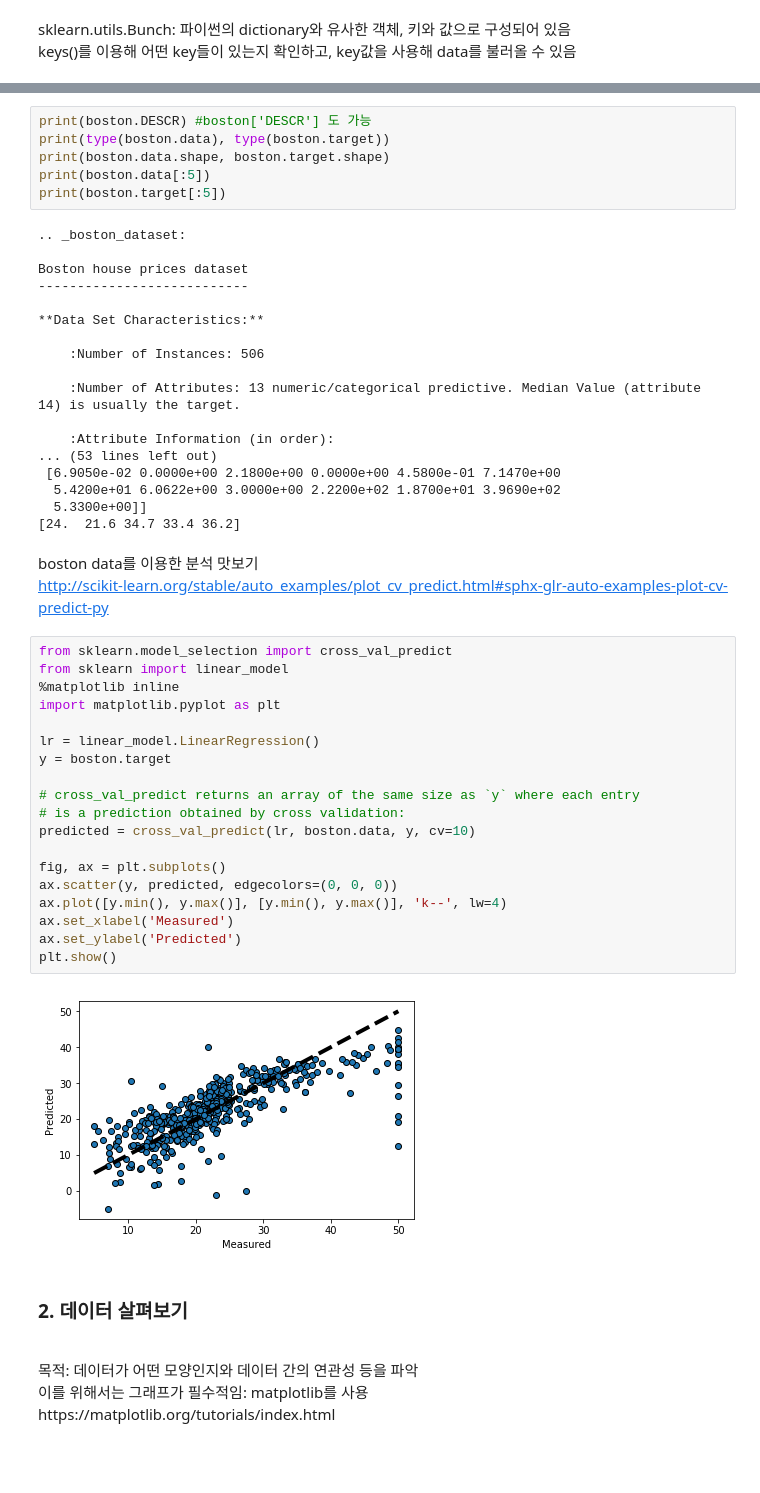
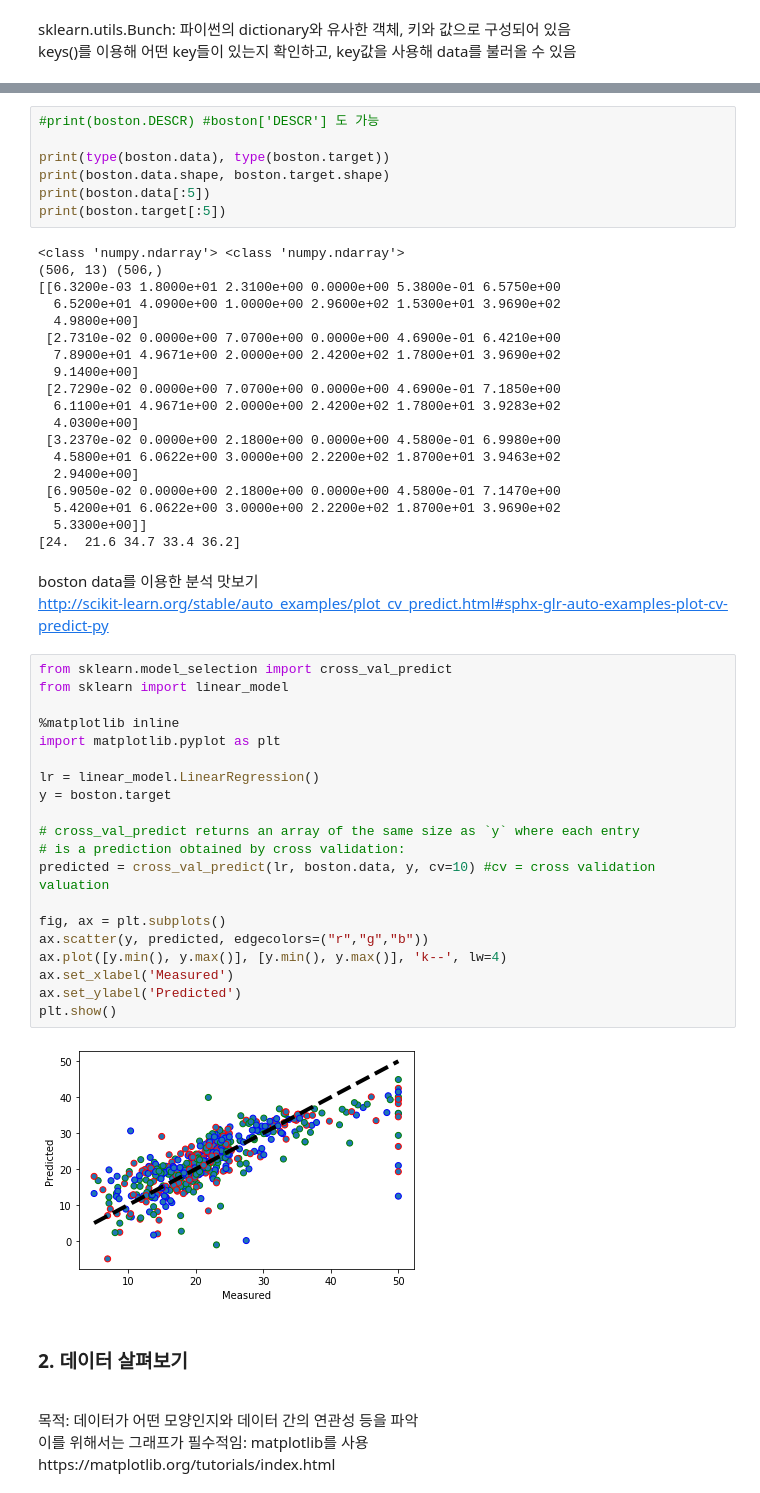
Before and after one commit to yeqingcheng368/ML_Machine_Learning, a Jupyter notebook: BasicDataManipulation.ipynb, the cells around one changed output, grey strips where cells are left out. Cells and saved outputs as stored; diff of their text form; blank space fills up the shorter version.

```diff
--- a/BasicDataManipulation.ipynb
+++ b/BasicDataManipulation.ipynb
@@ -28,23 +36,25 @@ dict_keys(['data', 'target', 'feature_names', 'DESCR', 'filename'])
 # %%
-print(boston.DESCR) #boston['DESCR'] 도 가능
+#print(boston.DESCR) #boston['DESCR'] 도 가능
+
 print(type(boston.data), type(boston.target))
 print(boston.data.shape, boston.target.shape)
 print(boston.data[:5])
 print(boston.target[:5])
 # %% [output]
-.. _boston_dataset:
-
-Boston house prices dataset
----------------------------
-
-**Data Set Characteristics:**
-
-    :Number of Instances: 506
-
-    :Number of Attributes: 13 numeric/categorical predictive. Median Value (attribute 14) is usually the target.
-
-    :Attribute Information (in order):
-... (53 lines left out)
+<class 'numpy.ndarray'> <class 'numpy.ndarray'>
+(506, 13) (506,)
+[[6.3200e-03 1.8000e+01 2.3100e+00 0.0000e+00 5.3800e-01 6.5750e+00
+  6.5200e+01 4.0900e+00 1.0000e+00 2.9600e+02 1.5300e+01 3.9690e+02
+  4.9800e+00]
+ [2.7310e-02 0.0000e+00 7.0700e+00 0.0000e+00 4.6900e-01 6.4210e+00
+  7.8900e+01 4.9671e+00 2.0000e+00 2.4200e+02 1.7800e+01 3.9690e+02
+  9.1400e+00]
+ [2.7290e-02 0.0000e+00 7.0700e+00 0.0000e+00 4.6900e-01 7.1850e+00
+  6.1100e+01 4.9671e+00 2.0000e+00 2.4200e+02 1.7800e+01 3.9283e+02
+  4.0300e+00]
+ [3.2370e-02 0.0000e+00 2.1800e+00 0.0000e+00 4.5800e-01 6.9980e+00
+  4.5800e+01 6.0622e+00 3.0000e+00 2.2200e+02 1.8700e+01 3.9463e+02
+  2.9400e+00]
  [6.9050e-02 0.0000e+00 2.1800e+00 0.0000e+00 4.5800e-01 7.1470e+00
   5.4200e+01 6.0622e+00 3.0000e+00 2.2200e+02 1.8700e+01 3.9690e+02
   5.3300e+00]]
@@ -56,24 +66,25 @@ http://scikit-learn.org/stable/auto_examples/plot_cv_predict.html#sphx-glr-auto-
 # %%
 from sklearn.model_selection import cross_val_predict
 from sklearn import linear_model
+
 %matplotlib inline
 import matplotlib.pyplot as plt
 
 lr = linear_model.LinearRegression()
 y = boston.target
 
 # cross_val_predict returns an array of the same size as `y` where each entry
 # is a prediction obtained by cross validation:
-predicted = cross_val_predict(lr, boston.data, y, cv=10)
+predicted = cross_val_predict(lr, boston.data, y, cv=10) #cv = cross validation valuation
 
 fig, ax = plt.subplots()
-ax.scatter(y, predicted, edgecolors=(0, 0, 0))
+ax.scatter(y, predicted, edgecolors=("r","g","b"))
 ax.plot([y.min(), y.max()], [y.min(), y.max()], 'k--', lw=4)
 ax.set_xlabel('Measured')
 ax.set_ylabel('Predicted')
 plt.show()
 # %% [output]
-[figure, old version]
+[figure, new version]
 # %% [markdown]
 ### 2. 데이터 살펴보기
 <br>
```
Also changed, not shown: parts of 5 cells of this notebook, 3 other files.
